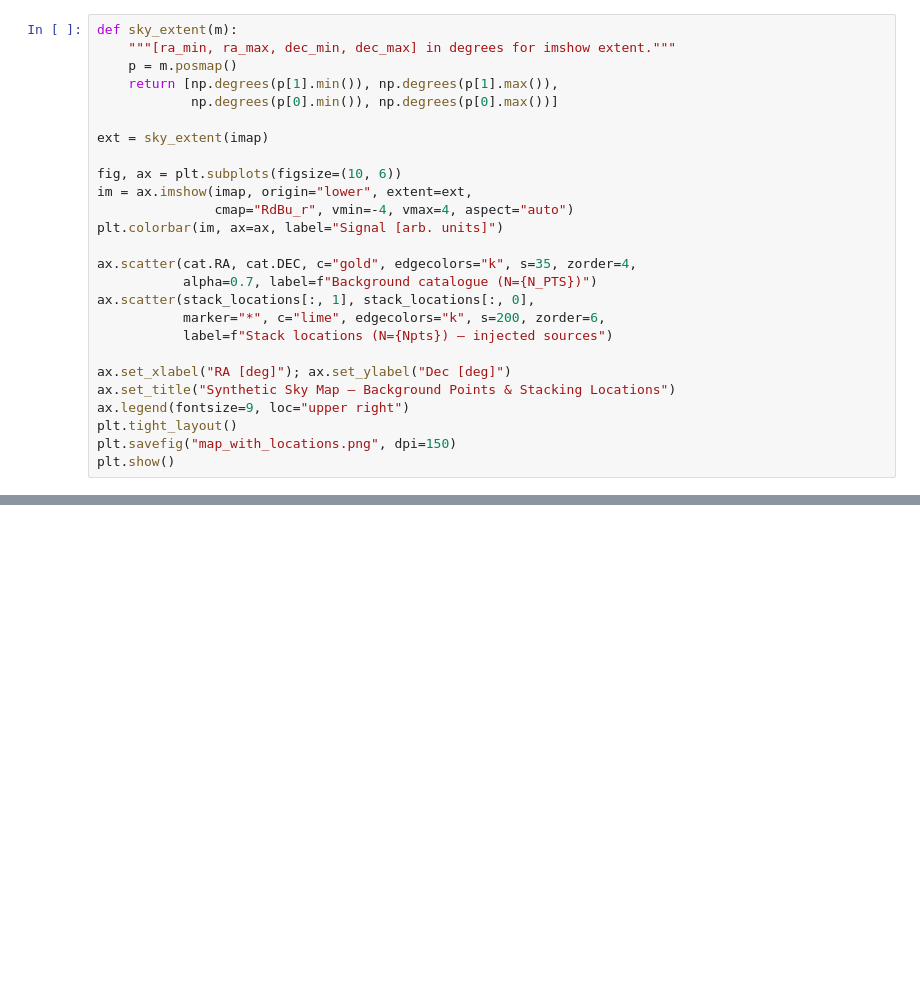
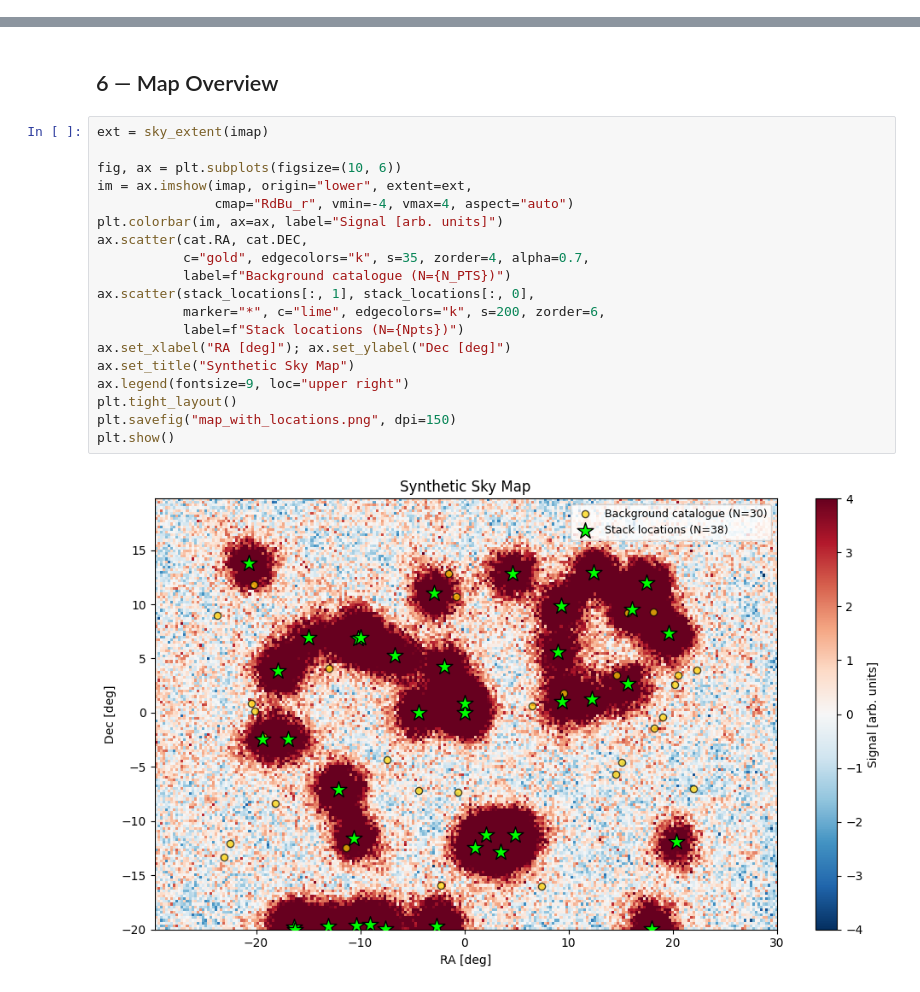
Before and after one commit to marlena6/oriented_superclustering, a Jupyter notebook: notebooks/edge_test_pixell.ipynb, the cells around one changed output, grey strips where cells are left out. Cells and saved outputs as stored; diff of their text form; blank space fills up the shorter version.

```diff
--- a/notebooks/edge_test_pixell.ipynb
+++ b/notebooks/edge_test_pixell.ipynb
@@ -172,26 +0,0 @@ We make a plot of the bigger map with the locations on them so we can see where
-# %%
-def sky_extent(m):
-    """[ra_min, ra_max, dec_min, dec_max] in degrees for imshow extent."""
-    p = m.posmap()
-    return [np.degrees(p[1].min()), np.degrees(p[1].max()),
-            np.degrees(p[0].min()), np.degrees(p[0].max())]
-
-ext = sky_extent(imap)
-
-fig, ax = plt.subplots(figsize=(10, 6))
-im = ax.imshow(imap, origin="lower", extent=ext,
-               cmap="RdBu_r", vmin=-4, vmax=4, aspect="auto")
-plt.colorbar(im, ax=ax, label="Signal [arb. units]")
-
-ax.scatter(cat.RA, cat.DEC, c="gold", edgecolors="k", s=35, zorder=4,
-           alpha=0.7, label=f"Background catalogue (N={N_PTS})")
-ax.scatter(stack_locations[:, 1], stack_locations[:, 0],
-           marker="*", c="lime", edgecolors="k", s=200, zorder=6,
-           label=f"Stack locations (N={Npts}) — injected sources")
-
-ax.set_xlabel("RA [deg]"); ax.set_ylabel("Dec [deg]")
-ax.set_title("Synthetic Sky Map — Background Points & Stacking Locations")
-ax.legend(fontsize=9, loc="upper right")
-plt.tight_layout()
-plt.savefig("map_with_locations.png", dpi=150)
-plt.show()
@@ -482,0 +180,23 @@ plt.show()
+# %% [markdown]
+## 6 — Map Overview
+# %%
+ext = sky_extent(imap)
+
+fig, ax = plt.subplots(figsize=(10, 6))
+im = ax.imshow(imap, origin="lower", extent=ext,
+               cmap="RdBu_r", vmin=-4, vmax=4, aspect="auto")
+plt.colorbar(im, ax=ax, label="Signal [arb. units]")
+ax.scatter(cat.RA, cat.DEC,
+           c="gold", edgecolors="k", s=35, zorder=4, alpha=0.7,
+           label=f"Background catalogue (N={N_PTS})")
+ax.scatter(stack_locations[:, 1], stack_locations[:, 0],
+           marker="*", c="lime", edgecolors="k", s=200, zorder=6,
+           label=f"Stack locations (N={Npts})")
+ax.set_xlabel("RA [deg]"); ax.set_ylabel("Dec [deg]")
+ax.set_title("Synthetic Sky Map")
+ax.legend(fontsize=9, loc="upper right")
+plt.tight_layout()
+plt.savefig("map_with_locations.png", dpi=150)
+plt.show()
+# %% [output]
+[figure, added]
```
Also changed, not shown: parts of 42 cells of this notebook, 12 other files.
